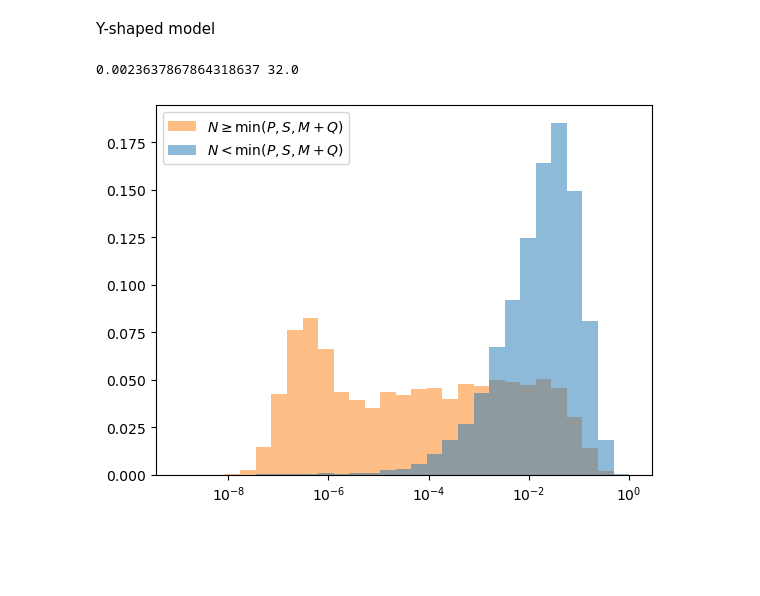
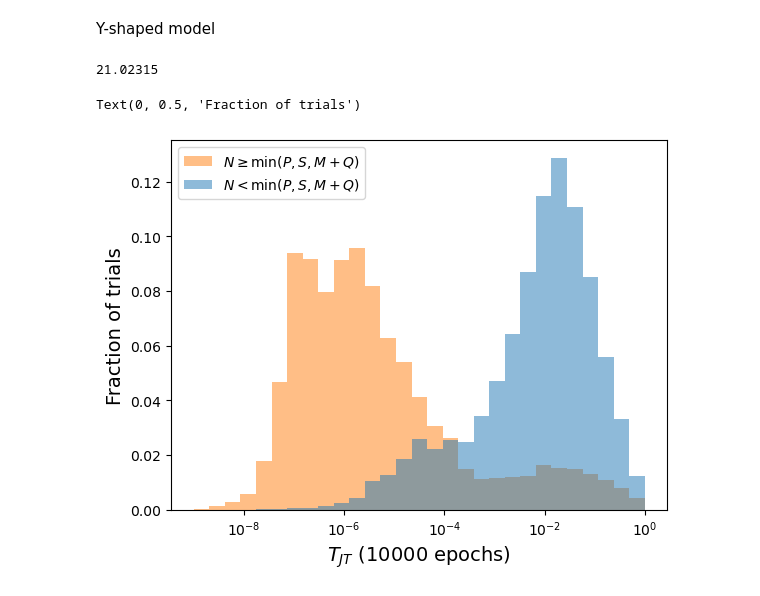
Before and after one commit to zdeblick/JointTraining, a Jupyter notebook: Figures.ipynb, the cells around one changed output. Saved outputs shown, nothing was run; the diff lists cells and outputs as text; code cells hidden in the pictures; blank space fills up the shorter version.

```diff
--- a/Figures.ipynb
+++ b/Figures.ipynb
@@ -573,18 +573,26 @@ Y-shaped model
 # %%
 os.chdir('../YL_summaries')
 # %%
-D = np.load('YL_sum_varySNMQ.npz')
-ibnk = D['Ns']<np.minimum(D['Ps'],D['Ss'],D['Ms']+D['Qs'])
+L=1
+Df = np.load('YL_sum_varySNMQ_L='+str(L)+'.npz')
+# epochs = D['eps']
+epochs = [1000,5000,10000]
+i = -1
+D = {k:v[:,i] for k,v in Df.items()}
+min_Ns = np.min(D['Ns'],axis=-1) if L>1 else D['Ns']
+ibnk = min_Ns<np.min([D['Ps'],D['Ss'],D['Ms']+D['Qs']],axis=0)
 T_JTs = (D['Cval_inds']-D['Cval_JTs'])/D['Cval_inds']
-ok = D['Ms']<=D['Ns']
+ok = D['Ms']*0<=min_Ns
+print(np.mean(min_Ns))
 
 plt.hist([T_JTs[ibnk&ok],T_JTs[~ibnk&ok]],histtype='stepfilled',label=['$N<\min(P,S,M+Q)$','$N\geq\min(P,S,M+Q)$'],bins=np.logspace(-9,0,30),weights = [[1/np.sum(ibnk&ok)]*np.sum(ibnk&ok), [1/np.sum(~ibnk&ok)]*np.sum(~ibnk&ok)],alpha=0.5)
 plt.xscale('log')
 plt.legend(loc='upper left')
 # print(np.mean(~ibnk&(D['Ms']<=D['Ns'])))
-print(np.mean(T_JTs[ok]<0),D['Ps'][0])
-plt.xlabel('T_{JT}',fontsize=14)
+
+plt.xlabel('$T_{JT}$ ('+str(epochs[i])+' epochs)',fontsize=14)
 plt.ylabel('Fraction of trials',fontsize=14)
 # %% [output]
-0.0023637867864318637 32.0
+21.02315
+Text(0, 0.5, 'Fraction of trials')
-[figure, old version]
+[figure, new version]
```
Also changed, not shown: parts of 2 cells of this notebook.
